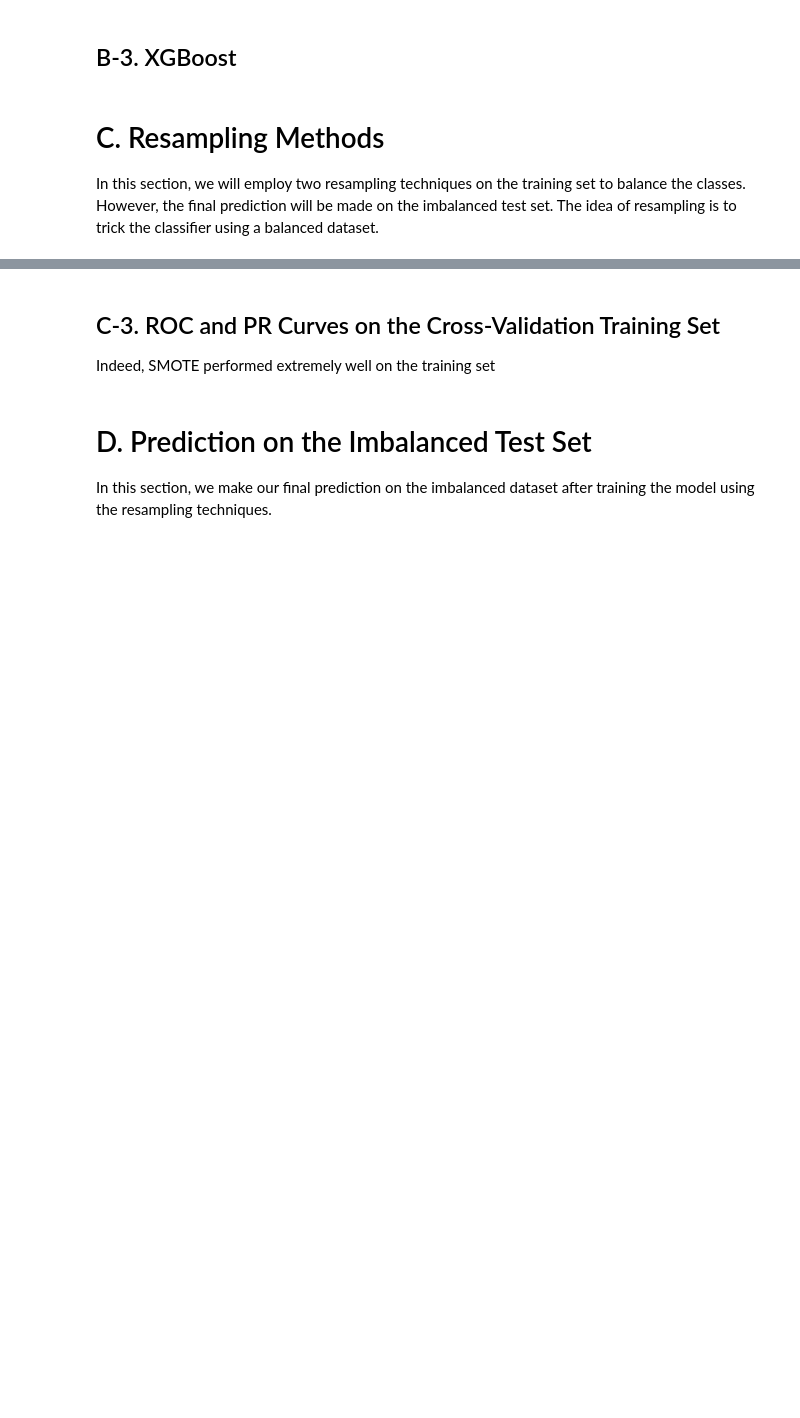
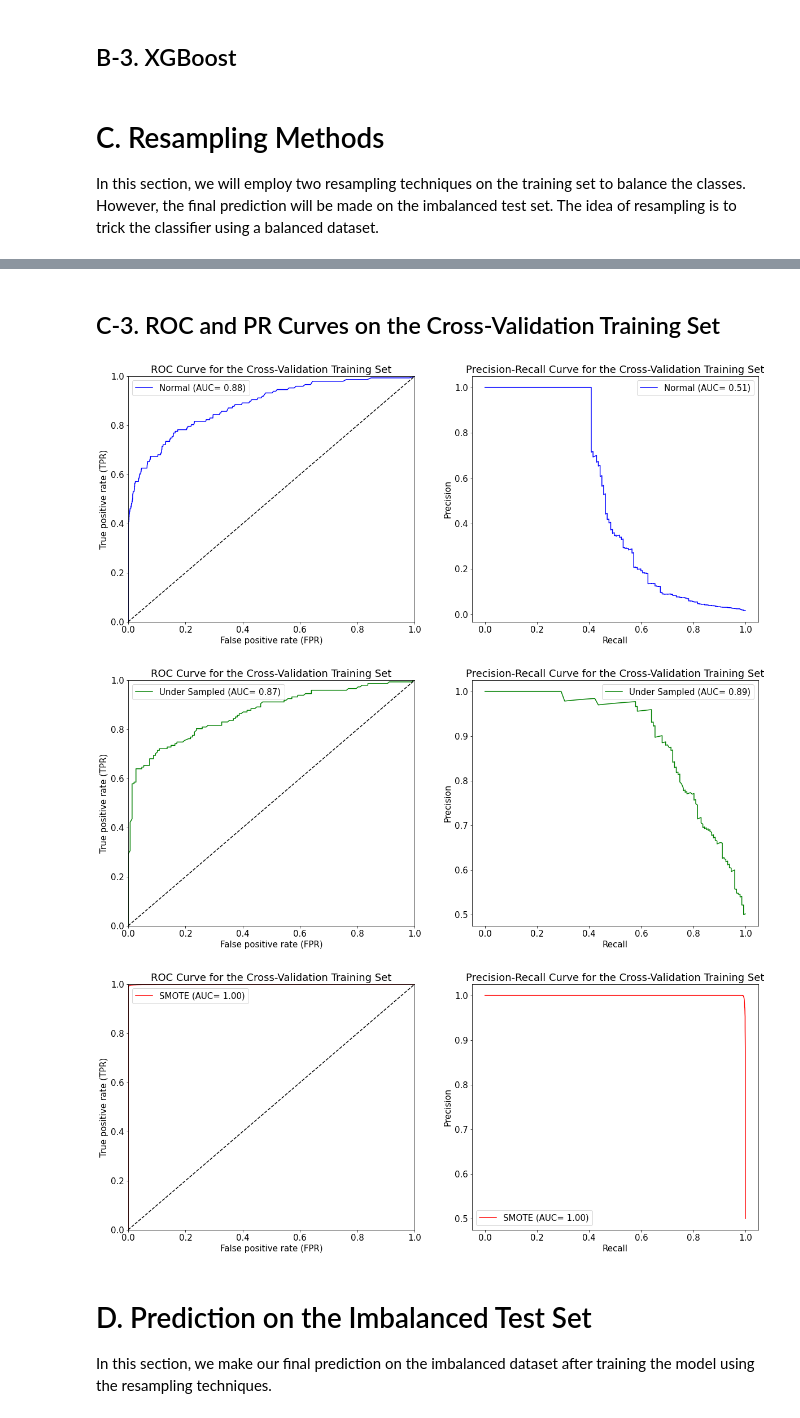
Before and after one commit to Owerre/imbalanced-learning, a Jupyter notebook: canada-collision/notebooks/04-ml_1.ipynb, the cells around one changed output, grey strips where cells are left out. Drawn from its saved outputs; the diff is of its cells as text; code cells hidden in the pictures; blank space fills up the shorter version.

```diff
--- a/canada-collision/notebooks/04-ml_1.ipynb
+++ b/canada-collision/notebooks/04-ml_1.ipynb
@@ -707,19 +761,22 @@ model.model_selection_cv(rf_ovsm, X_train_scaled_ovsm, y_train_ovsm, cv_fold=5,
 # %% [markdown]
 ## C-3. ROC and PR Curves on the Cross-Validation Training Set
-Indeed, SMOTE performed extremely well on the training set
 # %%
 # Normal imbalanced distribution
-rf_clf = joblib.load('../src/model//rf_clf.pkl') # Load trained model
+rf_clf = joblib.load('../data/rf_clf.pkl') # Load trained model
 model.plot_roc_prc_cv(rf_clf, X_train_scaled, y_train,
                        color= 'b', label = 'Normal (AUC= %0.2f)')
 
 # Under Sampled distribution
 model.plot_roc_prc_cv(rf_und, X_train_scaled_und, y_train_und,
                        color= 'g', label = 'Under Sampled (AUC= %0.2f)')
 
 # SMOTE distribution
 model.plot_roc_prc_cv(rf_ovsm, X_train_scaled_ovsm, y_train_ovsm,
                        color= 'r', label = 'SMOTE (AUC= %0.2f)')
+# %% [output]
+[figure, added]
+[figure, added]
+[figure, added]
 # %% [markdown]
 # D. Prediction on the Imbalanced Test Set
 In this section, we make our final prediction on the imbalanced dataset after training the model using the resampling techniques.
```
Also changed, not shown: parts of 30 cells of this notebook, 4 other files.
